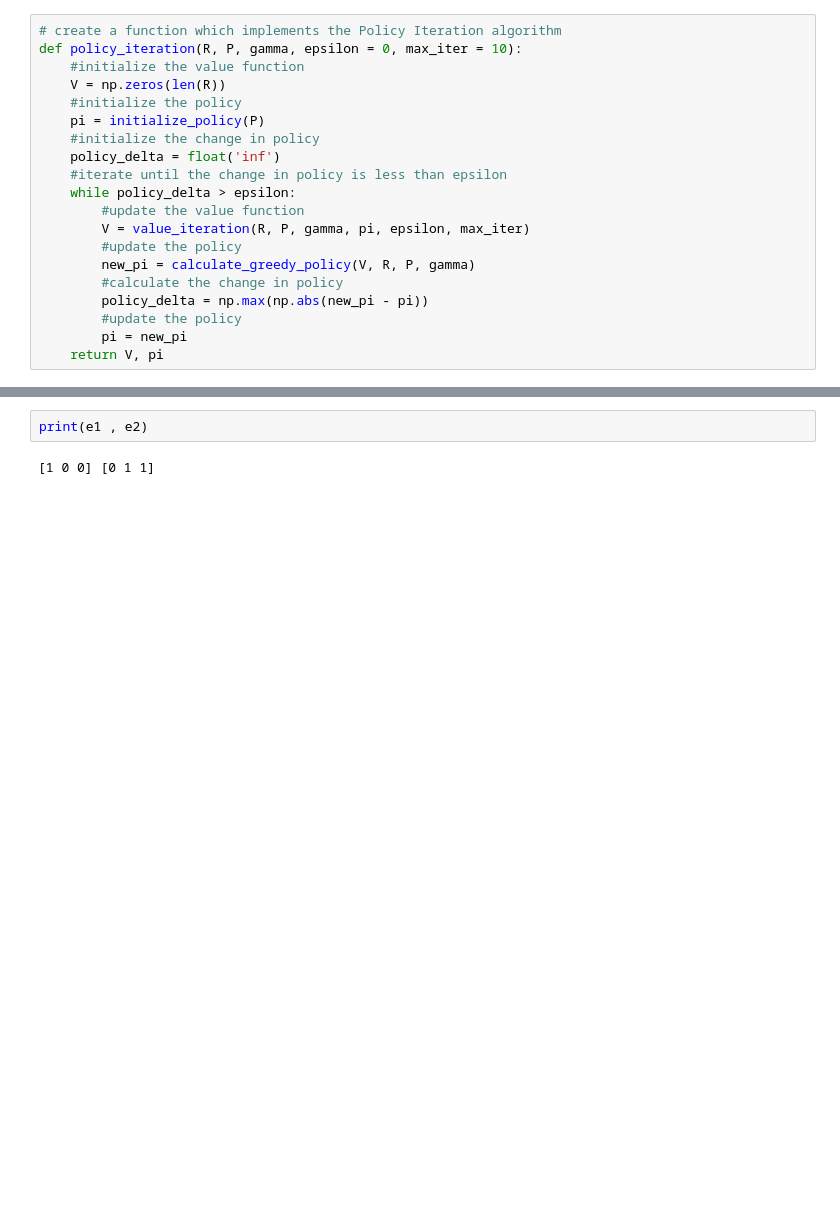
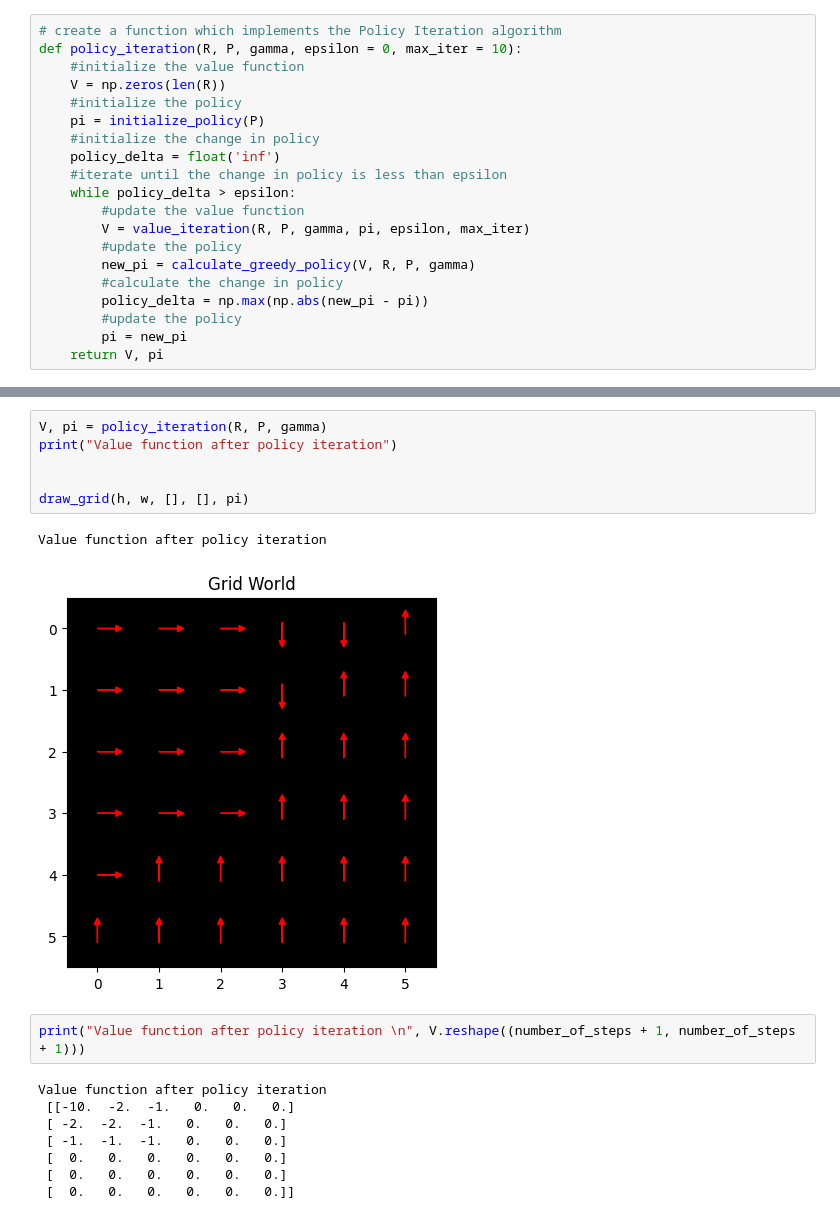
Before and after one commit to Hadartalisr/RL, a Jupyter notebook: ValueIteration/Grid.ipynb, the cells around one changed output, grey strips where cells are left out. Cells and saved outputs as stored; diff of their text form; blank space fills up the shorter version.

```diff
--- a/ValueIteration/Grid.ipynb
+++ b/ValueIteration/Grid.ipynb
@@ -422,4 +387,19 @@ print(rewards)
+# %%
+V, pi = policy_iteration(R, P, gamma)
+print("Value function after policy iteration")
+
+
+draw_grid(h, w, [], [], pi)
+# %% [output]
+Value function after policy iteration
+[figure, added]
 # %%
-print(e1 , e2)
+print("Value function after policy iteration \n", V.reshape((number_of_steps + 1, number_of_steps + 1)))
 # %% [output]
-[1 0 0] [0 1 1]
+Value function after policy iteration
+ [[-10.  -2.  -1.   0.   0.   0.]
+ [ -2.  -2.  -1.   0.   0.   0.]
+ [ -1.  -1.  -1.   0.   0.   0.]
+ [  0.   0.   0.   0.   0.   0.]
+ [  0.   0.   0.   0.   0.   0.]
+ [  0.   0.   0.   0.   0.   0.]]
```
Also changed, not shown: parts of 7 cells of this notebook.
